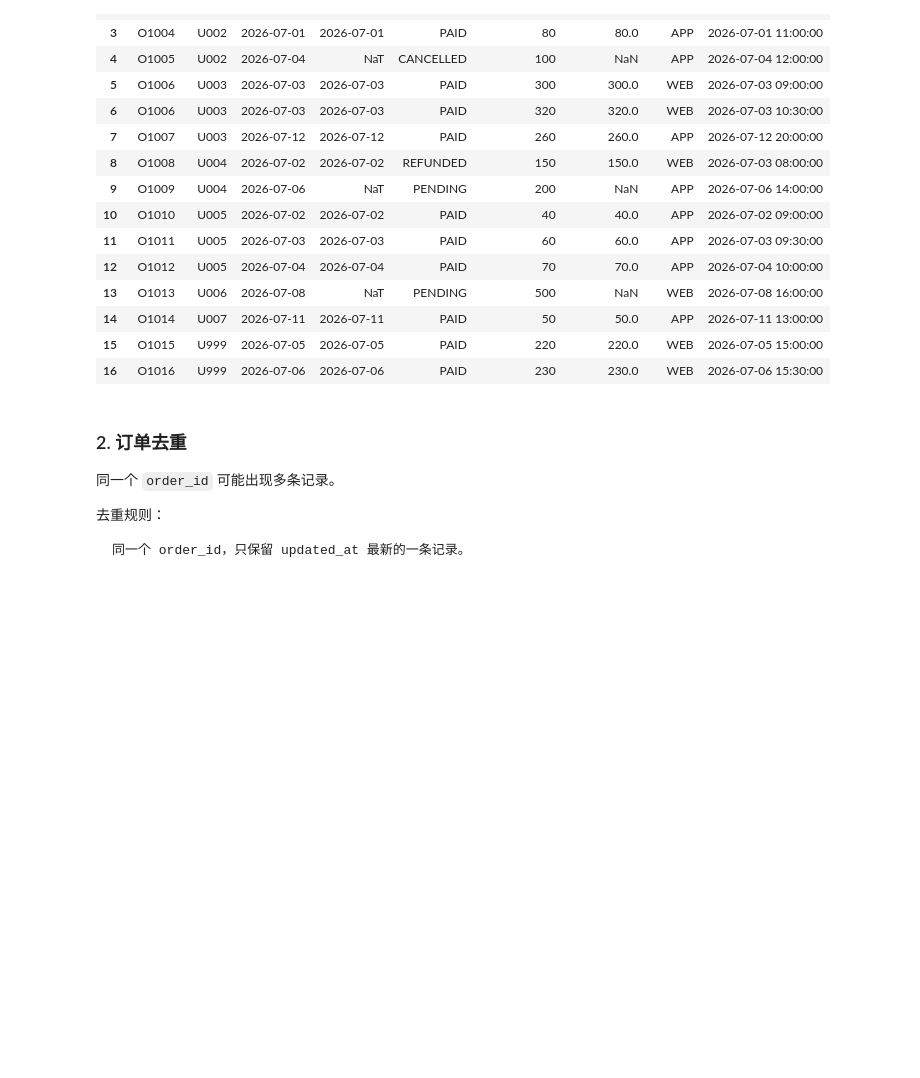
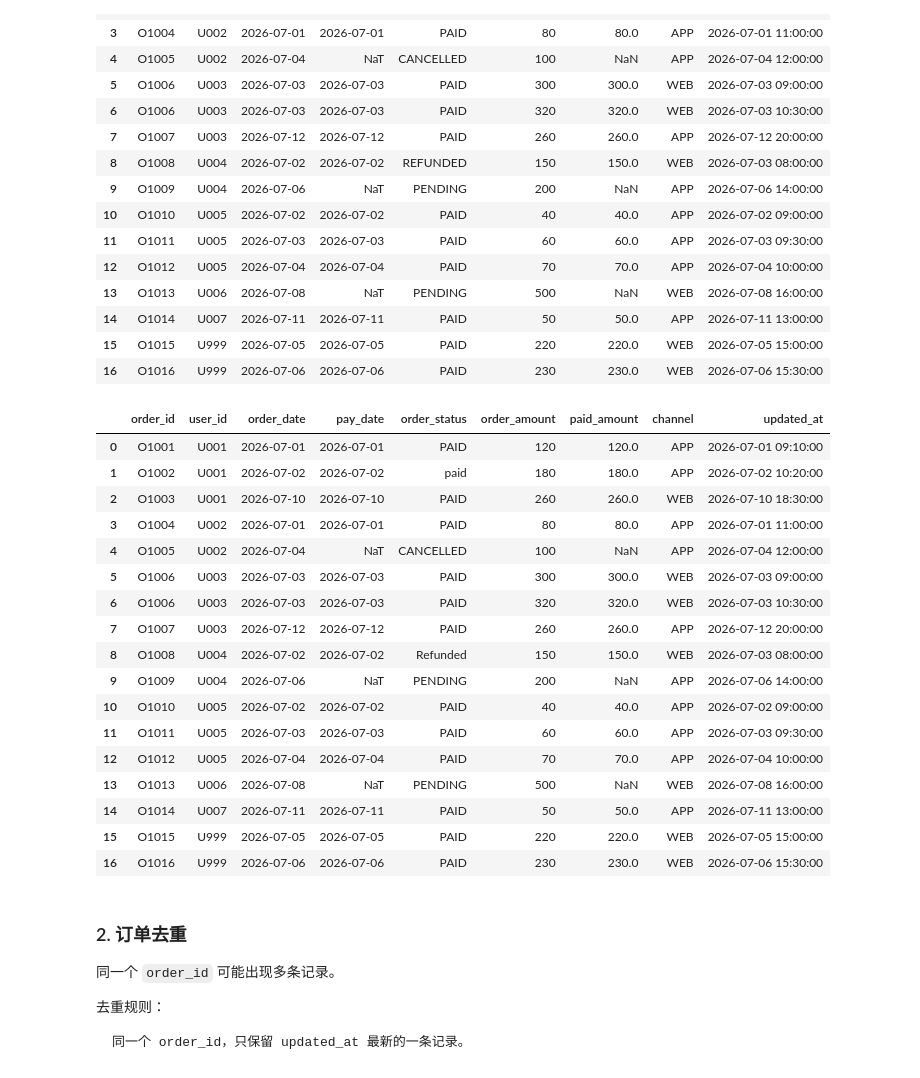
Before and after one commit to zhuimengren9527/projects, a Jupyter notebook: 02_sql_and_pandas/window_function/integrated_practice/03_order_user_analysis.ipynb, the cells around one changed output. Cells and saved outputs as stored; diff of their text form; code cells hidden in the pictures; blank space fills up the shorter version.

Commit message:
feat: add pandas order user analysis progress

```diff
--- a/02_sql_and_pandas/window_function/integrated_practice/03_order_user_analysis.ipynb
+++ b/02_sql_and_pandas/window_function/integrated_practice/03_order_user_analysis.ipynb
@@ -971,6 +971,34 @@ df_orders_clean
 | 14 | O1014 | U007 | 2026-07-11 | 2026-07-11 | PAID | 50 | 50.0 | APP | 2026-07-11 13:00:00 |
 | 15 | O1015 | U999 | 2026-07-05 | 2026-07-05 | PAID | 220 | 220.0 | WEB | 2026-07-05 15:00:00 |
 | 16 | O1016 | U999 | 2026-07-06 | 2026-07-06 | PAID | 230 | 230.0 | WEB | 2026-07-06 15:30:00 |
+# %%
+# =============================
+# PANDAS轨道（第一步：数据清洗）
+# =============================
+
+df_orders_clean_pd = df_orders.copy()
+
+df_orders_clean.loc[:,'order_status'].str.strip().str.upper()
+df_orders_clean_pd
+# %% [output]
+|  | order_id | user_id | order_date | pay_date | order_status | order_amount | paid_amount | channel | updated_at |
+| 0 | O1001 | U001 | 2026-07-01 | 2026-07-01 | PAID | 120 | 120.0 | APP | 2026-07-01 09:10:00 |
+| 1 | O1002 | U001 | 2026-07-02 | 2026-07-02 | paid | 180 | 180.0 | APP | 2026-07-02 10:20:00 |
+| 2 | O1003 | U001 | 2026-07-10 | 2026-07-10 | PAID | 260 | 260.0 | WEB | 2026-07-10 18:30:00 |
+| 3 | O1004 | U002 | 2026-07-01 | 2026-07-01 | PAID | 80 | 80.0 | APP | 2026-07-01 11:00:00 |
+| 4 | O1005 | U002 | 2026-07-04 | NaT | CANCELLED | 100 | NaN | APP | 2026-07-04 12:00:00 |
+| 5 | O1006 | U003 | 2026-07-03 | 2026-07-03 | PAID | 300 | 300.0 | WEB | 2026-07-03 09:00:00 |
+| 6 | O1006 | U003 | 2026-07-03 | 2026-07-03 | PAID | 320 | 320.0 | WEB | 2026-07-03 10:30:00 |
+| 7 | O1007 | U003 | 2026-07-12 | 2026-07-12 | PAID | 260 | 260.0 | APP | 2026-07-12 20:00:00 |
+| 8 | O1008 | U004 | 2026-07-02 | 2026-07-02 | Refunded | 150 | 150.0 | WEB | 2026-07-03 08:00:00 |
+| 9 | O1009 | U004 | 2026-07-06 | NaT | PENDING | 200 | NaN | APP | 2026-07-06 14:00:00 |
+| 10 | O1010 | U005 | 2026-07-02 | 2026-07-02 | PAID | 40 | 40.0 | APP | 2026-07-02 09:00:00 |
+| 11 | O1011 | U005 | 2026-07-03 | 2026-07-03 | PAID | 60 | 60.0 | APP | 2026-07-03 09:30:00 |
+| 12 | O1012 | U005 | 2026-07-04 | 2026-07-04 | PAID | 70 | 70.0 | APP | 2026-07-04 10:00:00 |
+| 13 | O1013 | U006 | 2026-07-08 | NaT | PENDING | 500 | NaN | WEB | 2026-07-08 16:00:00 |
+| 14 | O1014 | U007 | 2026-07-11 | 2026-07-11 | PAID | 50 | 50.0 | APP | 2026-07-11 13:00:00 |
+| 15 | O1015 | U999 | 2026-07-05 | 2026-07-05 | PAID | 220 | 220.0 | WEB | 2026-07-05 15:00:00 |
+| 16 | O1016 | U999 | 2026-07-06 | 2026-07-06 | PAID | 230 | 230.0 | WEB | 2026-07-06 15:30:00 |
 # %% [markdown]
 ### 2. 订单去重
 
```
Also changed, not shown: parts of 24 cells of this notebook.
